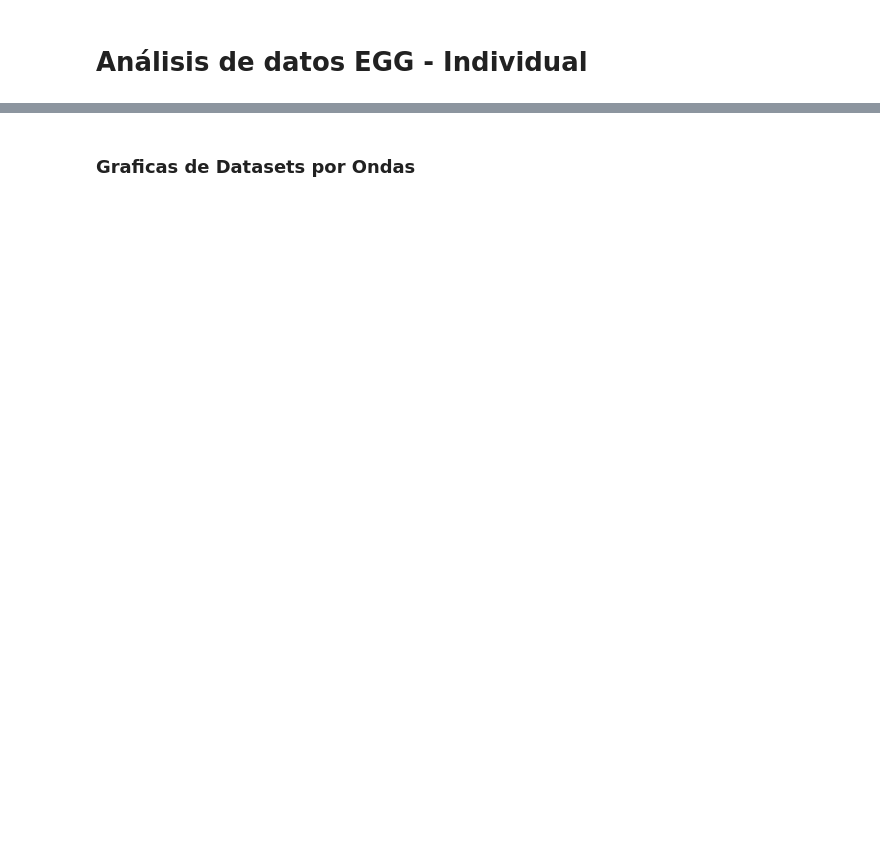
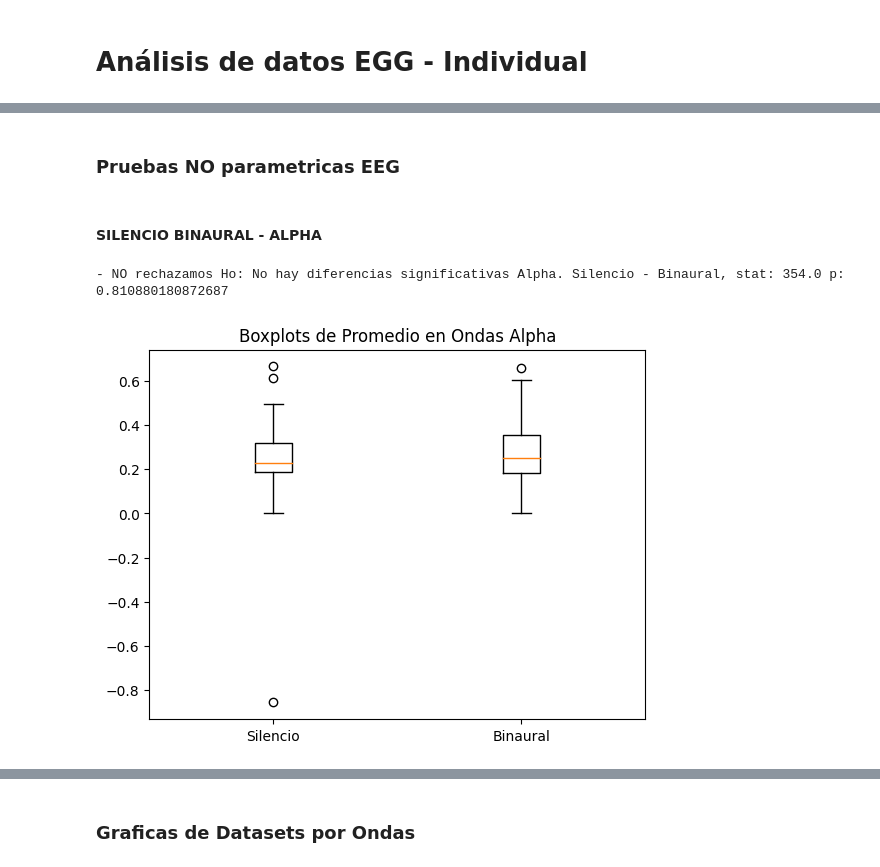
Before and after one commit to lviviana13/lh-m-tfm-codes, a Jupyter notebook: tfm-workspace-egg.ipynb, the cells around one changed output, grey strips where cells are left out. Cells and saved outputs as stored; diff of their text form; code cells hidden in the pictures; blank space fills up the shorter version.

```diff
--- a/tfm-workspace-egg.ipynb
+++ b/tfm-workspace-egg.ipynb
@@ -246,0 +226,38 @@ sts.adfuller(df['Alpha'])
+# %% [markdown]
+### Pruebas NO parametricas EEG
+# %%
+def wilcoxon_eeg(wave1, wave2, string_ondas):
+  # Realiza la prueba de Wilcoxon
+  stat, p = wilcoxon(wave1, wave2, alternative='two-sided')
+  # Nivel de Significación
+  alpha = 0.10
+  if p > alpha:
+    print(f"- NO rechazamos Ho: No hay diferencias significativas {string_ondas}, stat: {stat} p: {p} ")
+  else:
+    print(f"- **Rechazamos Ho: Hay diferencias significativas {string_ondas}, stat: {stat}  p: {p} ")
+# %% [markdown]
+#### **SILENCIO BINAURAL - ALPHA**
+# %%
+# Limpiar los datos eliminando espacios y convirtiéndolos a números
+wave1 = df.sil_Alpha_mean
+wave2 = df.bin_Alpha_mean
+
+# Calculo de medias y Residuos
+meanWave1 = np.mean(wave1)
+meanWave2 = np.mean(wave2)
+
+res1 = wave1 - meanWave1
+res2 = wave2 - meanWave2
+# Ejeccuón de Pruebas NO parametricas
+
+string_ondas = "Alpha. Silencio - Binaural"
+wilcoxon_eeg(wave1, wave2, string_ondas)
+
+label_cases = ['Silencio', 'Binaural']
+# Boxplots
+plt.boxplot([wave1, wave2], labels=label_cases)
+plt.title('Boxplots de Promedio en Ondas Alpha')
+plt.show()
+# %% [output]
+- NO rechazamos Ho: No hay diferencias significativas Alpha. Silencio - Binaural, stat: 354.0 p: 0.810880180872687
+[figure, added]
```
Also changed, not shown: parts of 56 cells of this notebook, 3 other files.
